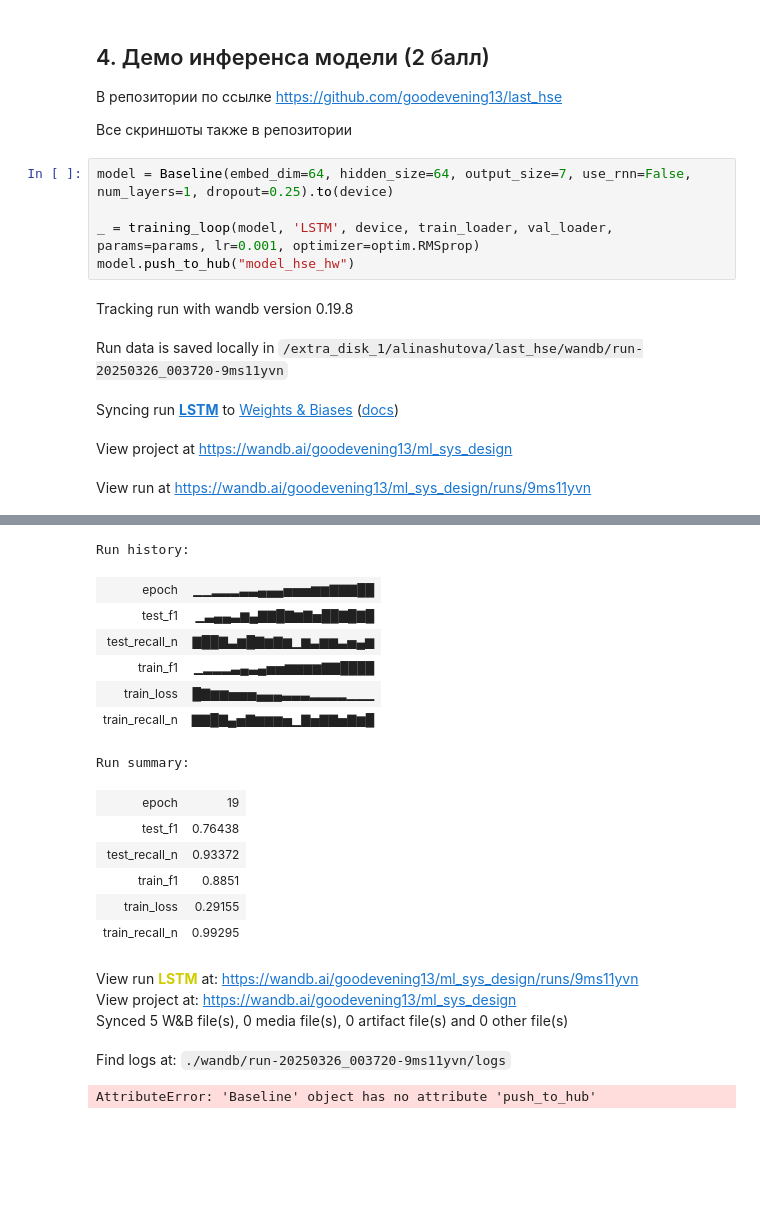
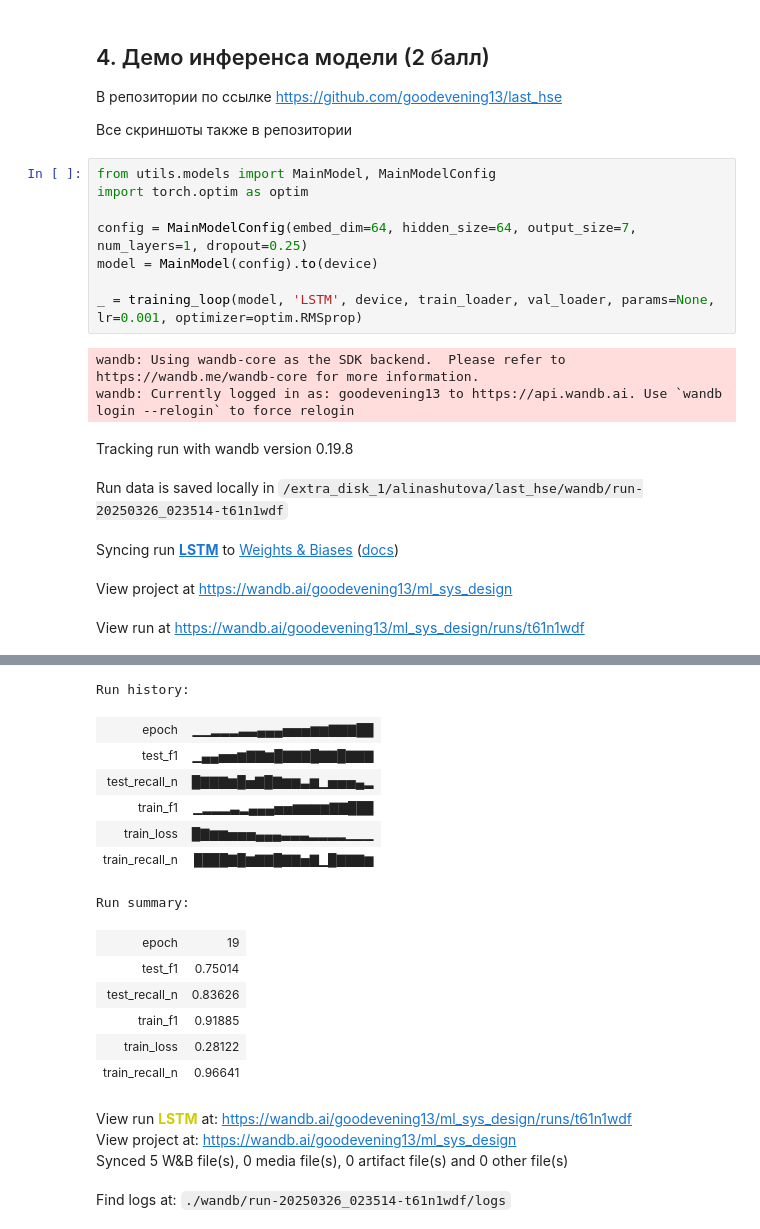
Before and after one commit to goodevening13/last_hse, a Jupyter notebook: hw_2.ipynb, the cells around one changed output, grey strips where cells are left out. Saved outputs shown, nothing was run; the diff lists cells and outputs as text; blank space fills up the shorter version.

```diff
--- a/hw_2.ipynb
+++ b/hw_2.ipynb
@@ -491,33 +525,37 @@ Find logs at: ./wandb/run-20250326_001409-dy4mf7sk/logs
 
 Все скриншоты также в репозитории
 # %%
-model = Baseline(embed_dim=64, hidden_size=64, output_size=7, use_rnn=False, num_layers=1, dropout=0.25).to(device)
+from utils.models import MainModel, MainModelConfig
+import torch.optim as optim
 
-_ = training_loop(model, 'LSTM', device, train_loader, val_loader, params=params, lr=0.001, optimizer=optim.RMSprop)
-model.push_to_hub("model_hse_hw")
+config = MainModelConfig(embed_dim=64, hidden_size=64, output_size=7, num_layers=1, dropout=0.25)
+model = MainModel(config).to(device)
+
+_ = training_loop(model, 'LSTM', device, train_loader, val_loader, params=None, lr=0.001, optimizer=optim.RMSprop)
 # %% [output]
+wandb: Using wandb-core as the SDK backend.  Please refer to https://wandb.me/wandb-core for more information.
+wandb: Currently logged in as: goodevening13 to https://api.wandb.ai. Use `wandb login --relogin` to force relogin
 Tracking run with wandb version 0.19.8
-Run data is saved locally in /extra_disk_1/alinashutova/last_hse/wandb/run-20250326_003720-9ms11yvn
+Run data is saved locally in /extra_disk_1/alinashutova/last_hse/wandb/run-20250326_023514-t61n1wdf
 Syncing run LSTM to Weights & Biases (docs)
 View project at https://wandb.ai/goodevening13/ml_sys_design
-View run at https://wandb.ai/goodevening13/ml_sys_design/runs/9ms11yvn
+View run at https://wandb.ai/goodevening13/ml_sys_design/runs/t61n1wdf
 [interactive output not drawn]
-Run history:
+Run history:
 | epoch | ▁▁▂▂▂▃▃▄▄▄▅▅▅▆▆▇▇▇██ |
-| test_f1 | ▁▃▄▄▃▆▄▇▇█▇▆▇▅██▇█▇█ |
-| test_recall_n | ▇██▇▃▆█▇▆▇▆▁▆▃▆▆▃▅▄▆ |
-| train_f1 | ▁▂▂▂▃▄▃▄▅▅▆▆▆▆▇▇████ |
+| test_f1 | ▁▄▄▅▅▆▇▇▆█▇▇▇█▇▇█▇▇▇ |
+| test_recall_n | █▇▇▇▆█▅▇█▇▆▆▃▆▁▅▅▅▄▂ |
+| train_f1 | ▁▂▂▂▃▂▄▄▄▅▅▆▆▆▆▇▇███ |
 | train_loss | █▇▆▆▅▅▅▄▄▄▃▃▃▂▂▂▂▁▁▁ |
-| train_recall_n | ▇▇█▇▄▅▇▆▆▆▅▁▇▅▇▇▅▇▆█ |
+| train_recall_n | ████▇█▆▇▇█▇▇▅▇▁█▇▇▇▆ |
-Run summary:
+Run summary:
 | epoch | 19 |
-| test_f1 | 0.76438 |
-| test_recall_n | 0.93372 |
-| train_f1 | 0.8851 |
-| train_loss | 0.29155 |
-| train_recall_n | 0.99295 |
+| test_f1 | 0.75014 |
+| test_recall_n | 0.83626 |
+| train_f1 | 0.91885 |
+| train_loss | 0.28122 |
+| train_recall_n | 0.96641 |
-View run LSTM at: https://wandb.ai/goodevening13/ml_sys_design/runs/9ms11yvn
+View run LSTM at: https://wandb.ai/goodevening13/ml_sys_design/runs/t61n1wdf
 View project at: https://wandb.ai/goodevening13/ml_sys_design
 Synced 5 W&B file(s), 0 media file(s), 0 artifact file(s) and 0 other file(s)
-Find logs at: ./wandb/run-20250326_003720-9ms11yvn/logs
+Find logs at: ./wandb/run-20250326_023514-t61n1wdf/logs
-AttributeError: 'Baseline' object has no attribute 'push_to_hub'
```
Also changed, not shown: parts of 4 cells of this notebook, 2 other files.
